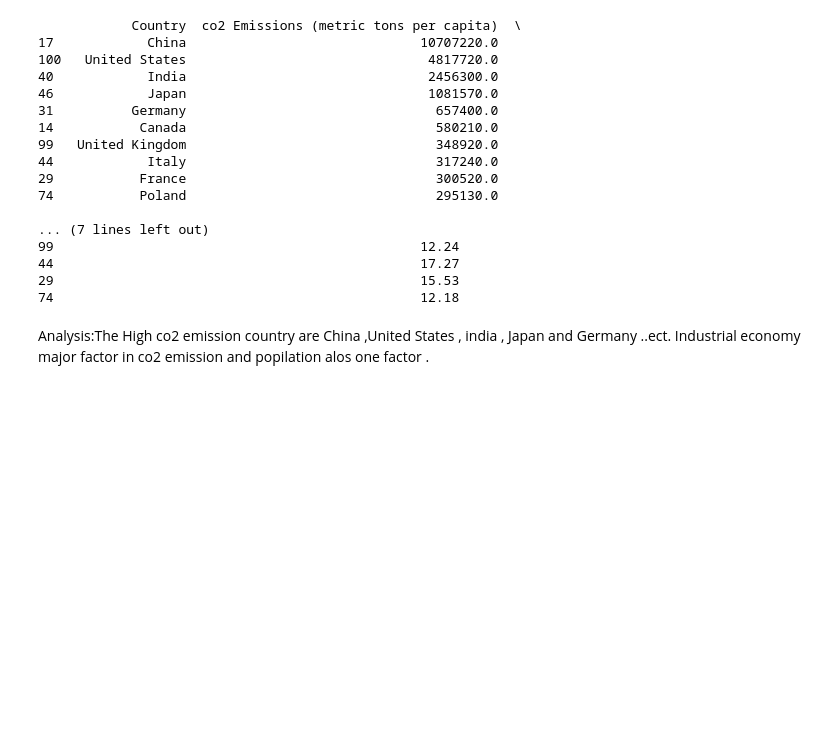
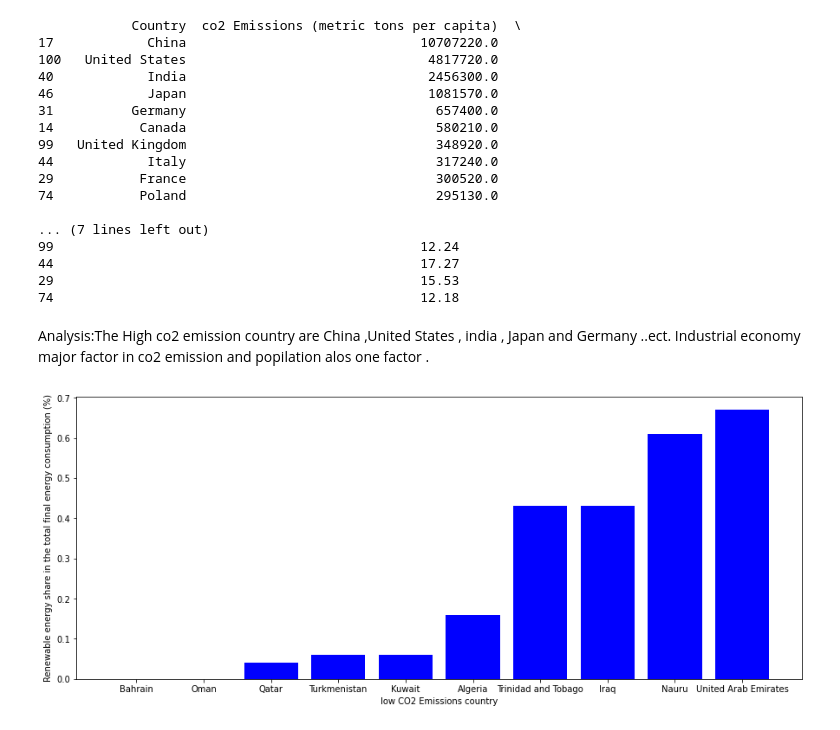
Before and after one commit to yosieph/Project1, a Jupyter notebook: project1.ipynb, the cells around one changed output. Drawn from its saved outputs; the diff is of its cells as text; code cells hidden in the pictures; blank space fills up the shorter version.

```diff
--- a/project1.ipynb
+++ b/project1.ipynb
@@ -943,3 +943,13 @@ print (highest_Co2_Emission_countries)
 74                                               12.18
 # %% [markdown]
 Analysis:The High co2 emission  country  are China ,United States , india , Japan and Germany ..ect. Industrial economy major factor in co2 emission and popilation alos one factor .
+# %%
+x=lowest_co2_emission_countries[('Country')]
+y=lowest_co2_emission_countries[('Renewable energy share in the total final energy consumption (%)')]
+plt.figure(figsize=(15,6))
+plt.bar(x,y ,color=['blue'])
+plt.xlabel('low CO2 Emissions country')
+plt.ylabel('Renewable energy share in the total final energy consumption (%)')
+plt.show()
+# %% [output]
+[figure, added]
```
Also changed, not shown: parts of 5 cells of this notebook.
